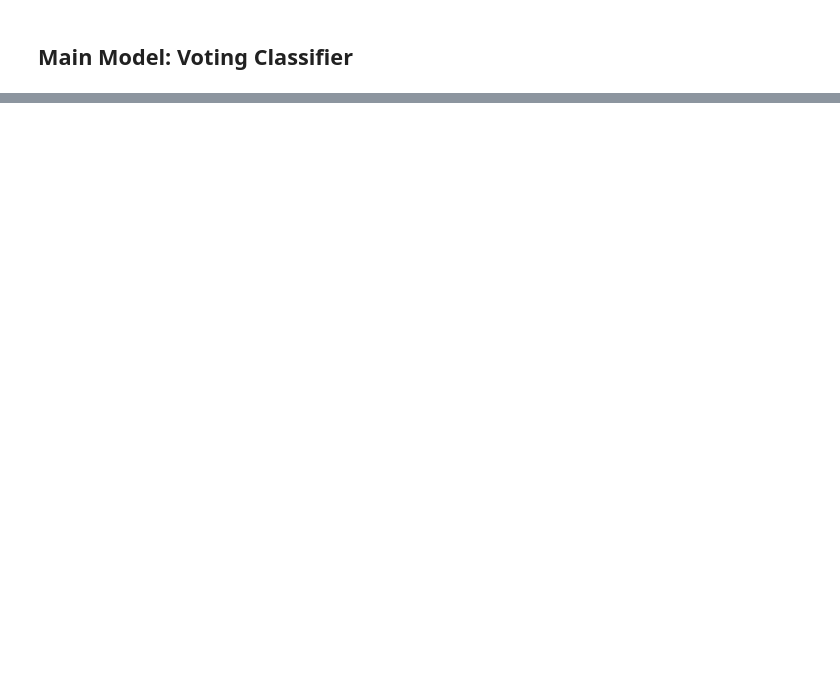
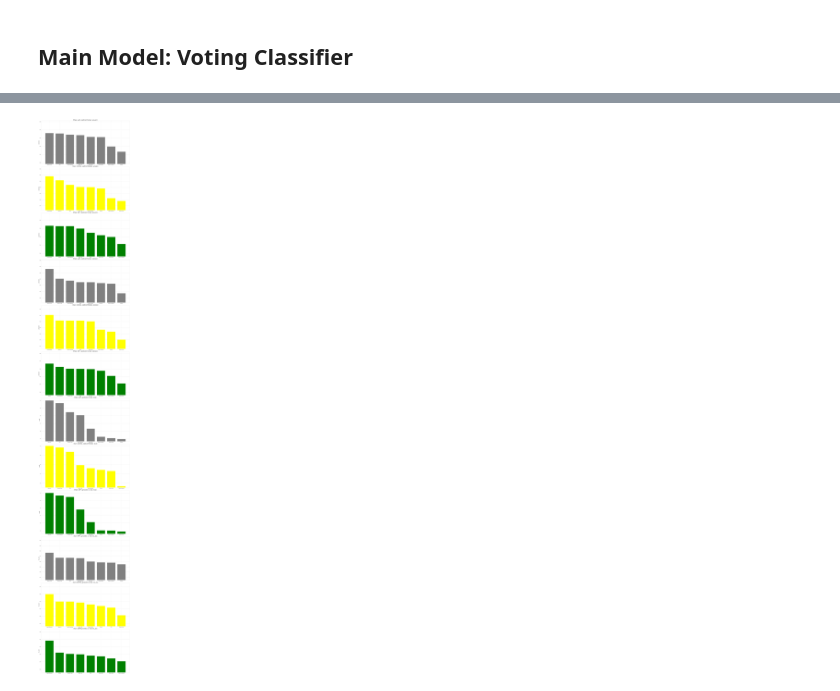
Before and after one commit to WObszan/Forecasting-Stock-Price-Direction, a Jupyter notebook: main_model/main_model.ipynb, the cells around one changed output, grey strips where cells are left out. Cells and saved outputs as stored; diff of their text form; code cells hidden in the pictures; blank space fills up the shorter version.

Commit message:
feat: Upgrade Main model and add some other features

```diff
--- a/main_model/main_model.ipynb
+++ b/main_model/main_model.ipynb
@@ -109,9 +179,14 @@ ROC AUC score: 0.5028872095041257
 # %%
-df_to_save = pd.DataFrame.from_dict(
-    result_dict,
-    orient='index',
-    columns=['Accuracy', 'Precision', 'Recall', 'ROC AUC']
-)
-print(df_to_save)
-df_to_save.to_csv('../models_results/main_model_results.csv')
+result_by_stats = {}
+for stat in statistics:
+    result_by_stats[stat] = {}
+    for share in tickers:
+        result_by_stats[stat][share] = result_dict[share][stat]
+    df_to_save = pd.DataFrame.from_dict(
+        result_by_stats[stat],
+        orient='index',
+        columns=['accuracy', 'precision', 'recall', 'roc_auc'])
+    print('*'*10, f'Results for {stat}', '*'*10)
+    print(df_to_save)
+    df_to_save.to_csv(f'../models_results/main_model_results_by_{stat}.csv')
 # %% [output]
@@ -127,7 +218,10 @@ lr_results = pd.read_csv('../models_results/LR_results.csv')
 bs1_results = pd.read_csv('../models_results/bs1_results.csv')
 bs2_results = pd.read_csv('../models_results/bs2_results.csv')
 bs3_results = pd.read_csv('../models_results/bs3_results.csv')
-main_model = pd.read_csv('../models_results/main_model_results.csv')
+main_model_acc = pd.read_csv('../models_results/main_model_results_by_accuracy.csv')
+main_model_precision = pd.read_csv('../models_results/main_model_results_by_precision.csv')
+main_model_recall = pd.read_csv('../models_results/main_model_results_by_recall.csv')
+main_model_roc_auc = pd.read_csv('../models_results/main_model_results_by_roc_auc.csv')
 
 bs1_results['Model'] = 'Based on yesterday'
 bs2_results['Model'] = 'Always rise'
@@ -136,18 +230,47 @@ rf_results['Model'] = 'Random Forest'
 svm_results['Model'] = 'SVM'
 xgb_results['Model'] = 'XGBoost'
 lr_results['Model'] = 'Logistic Regression'
-main_model['Model'] = 'Ensemble (Main)'
+main_model_acc['Model'] = 'Ensemble (Main)'
+main_model_precision['Model'] = 'Ensemble (Main)'
+main_model_recall['Model'] = 'Ensemble (Main)'
+main_model_roc_auc['Model'] = 'Ensemble (Main)'
 
-all_dfs = [bs1_results, bs2_results, bs3_results, rf_results, svm_results, xgb_results, lr_results, main_model]
+all_dfs_acc = [bs1_results, bs2_results, bs3_results, rf_results, svm_results, xgb_results, lr_results, main_model_acc]
+all_dfs_precision = [bs1_results, bs2_results, bs3_results, rf_results, svm_results, xgb_results, lr_results, main_model_precision]
+all_dfs_recall = [bs1_results, bs2_results, bs3_results, rf_results, svm_results, xgb_results, lr_results, main_model_recall]
+all_dfs_roc_auc = [bs1_results, bs2_results, bs3_results, rf_results, svm_results, xgb_results, lr_results, main_model_roc_auc]
 
-combined_df = pd.concat(all_dfs)
+all_dfs = [all_dfs_acc, all_dfs_precision, all_dfs_recall, all_dfs_roc_auc]
 
-if 'Unnamed: 0' in combined_df.columns:
-    combined_df = combined_df.rename(columns={'Unnamed: 0': 'Ticker'})
+fig, axes = plt.subplots(12, 1, figsize=(20, 120))
 
-combined_df = combined_df.sort_values(by=['Ticker', 'Accuracy'], ascending=[True, False])
+for num, stat in enumerate(statistics):
 
-combined_df = combined_df.reset_index(drop=True)
+    combined_df = pd.concat(all_dfs[num])
 
-print(combined_df)
+    if 'Unnamed: 0' in combined_df.columns:
+        combined_df = combined_df.rename(columns={'Unnamed: 0': 'Ticker'})
+
+    combined_df = combined_df.sort_values(by=['Ticker', stat], ascending=[True, False])
+
+    combined_df = combined_df.reset_index(drop=True)
+
+    print('*' * 10, stat, '*' * 10)
+    print(combined_df)
+
+    for i, t in enumerate(combined_df['Ticker'].unique()):
+        subsets = combined_df[combined_df['Ticker'] == t]
+        subsets = subsets.sort_values(by=stat, ascending=False)
+
+        y_min = subsets[stat].min() - 0.03
+        y_max = subsets[stat].max() + 0.03
+        ax_idx = i + (num * 3)
+
+        axes[ax_idx].bar(subsets['Model'], subsets[stat], color=color_dict[t])
+        axes[ax_idx].set_title(f'Share: {t}, prediction for best: {stat}:', size=20)
+        axes[ax_idx].set_ylim(y_min, ymax=y_max)
+        axes[ax_idx].grid(axis='x', alpha=0.5, linestyle='--')
+        axes[ax_idx].set_ylabel(stat, fontsize=15)
+plt.tight_layout()
+plt.show()
 # %% [output]
@@ -170,0 +294 @@ print(combined_df)
+[figure, added]
```
Also changed, not shown: parts of 7 cells of this notebook, 31 other files.
